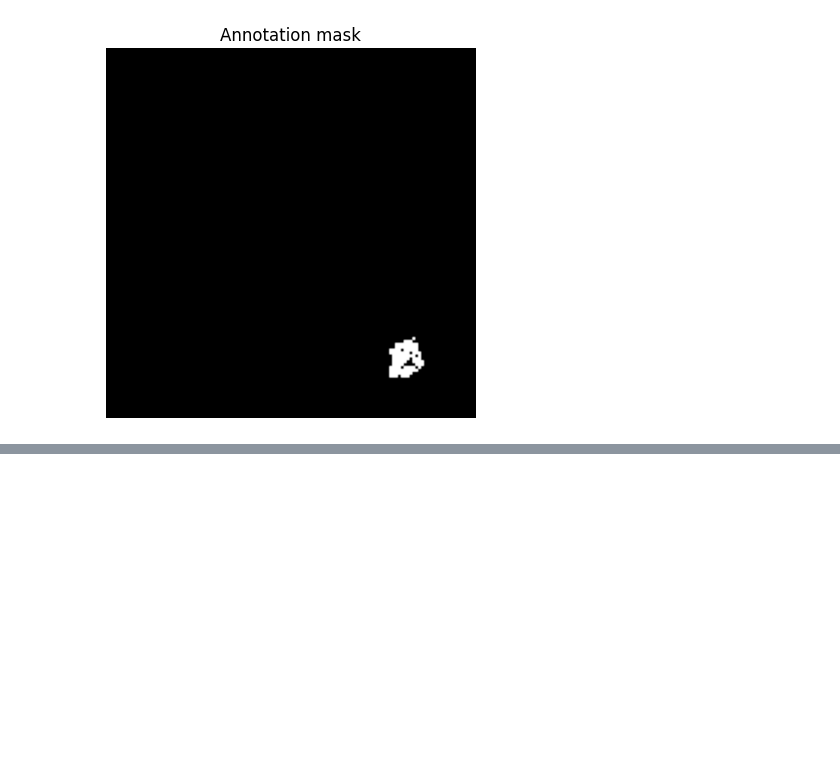
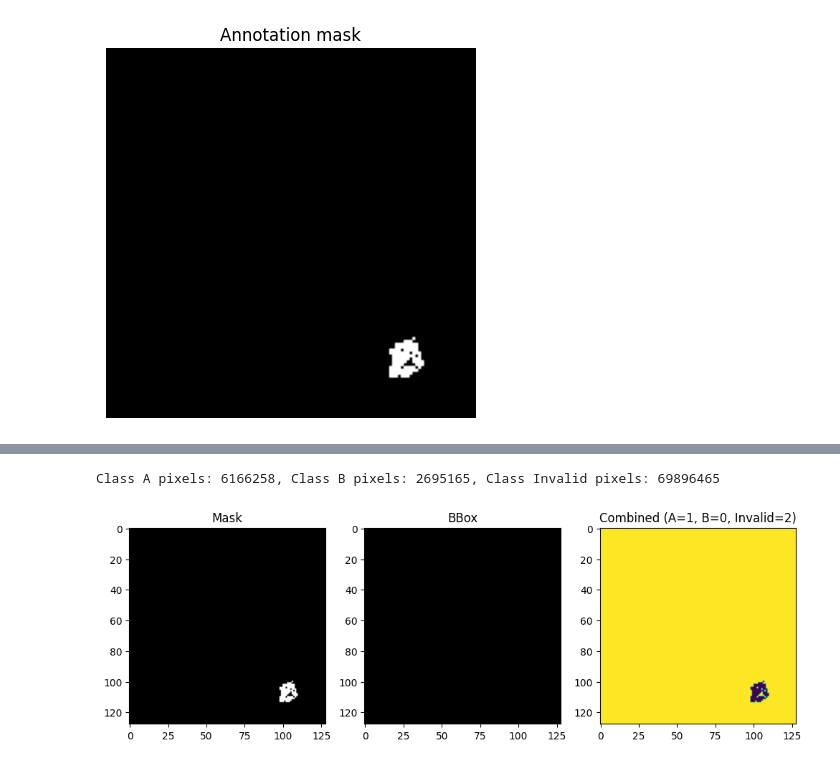
Before and after one commit to BiodiversityLab/bioscann, a Jupyter notebook: load_training_data_tiff.ipynb, the cells around one changed output, grey strips where cells are left out. Cells and saved outputs as stored; diff of their text form; code cells hidden in the pictures; blank space fills up the shorter version.

```diff
--- a/load_training_data_tiff.ipynb
+++ b/load_training_data_tiff.ipynb
@@ -73,0 +137,11 @@ plt.show()
+# %%
+# Example usage
+indata_folder = 'data/processed_geodata/alpine/alpine_geodata/indata'
+outdata_folder = 'data/processed_geodata/alpine/alpine_geodata/outdata'
+class_a_count, class_b_count, class_invalid_count = count_pixels(indata_folder, outdata_folder)
+print(f"Class A pixels: {class_a_count}, Class B pixels: {class_b_count}, Class Invalid pixels: {class_invalid_count}")
+# To plot for a specific instance
+plot_instance("0_0", indata_folder, outdata_folder)
+# %% [output]
+Class A pixels: 6166258, Class B pixels: 2695165, Class Invalid pixels: 69896465
+[figure, added]
```
Also changed, not shown: parts of 15 cells of this notebook, 25 other files.
